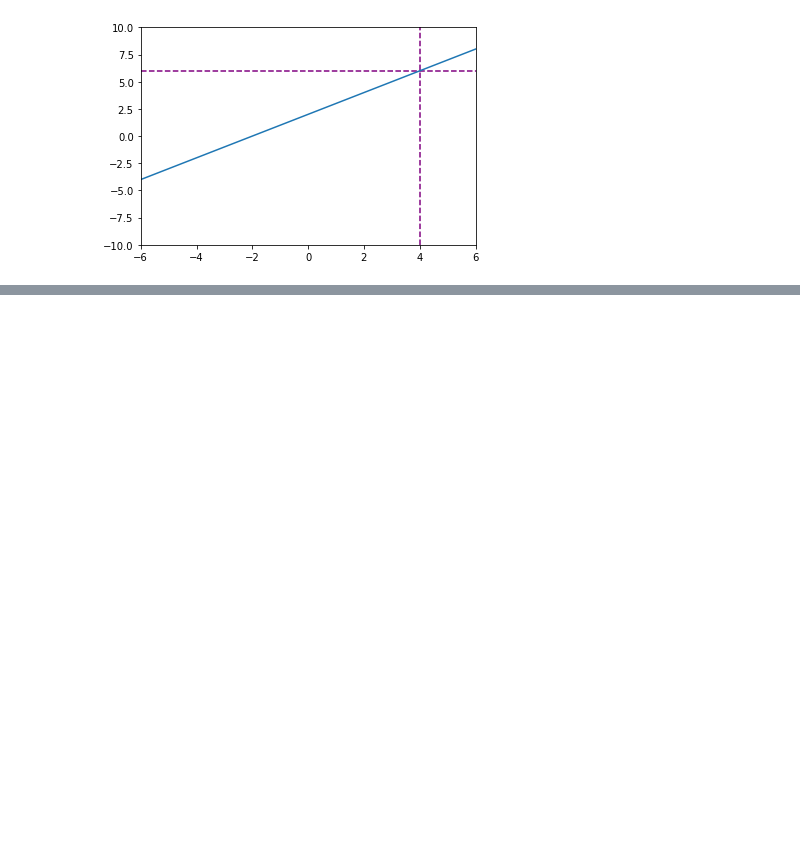
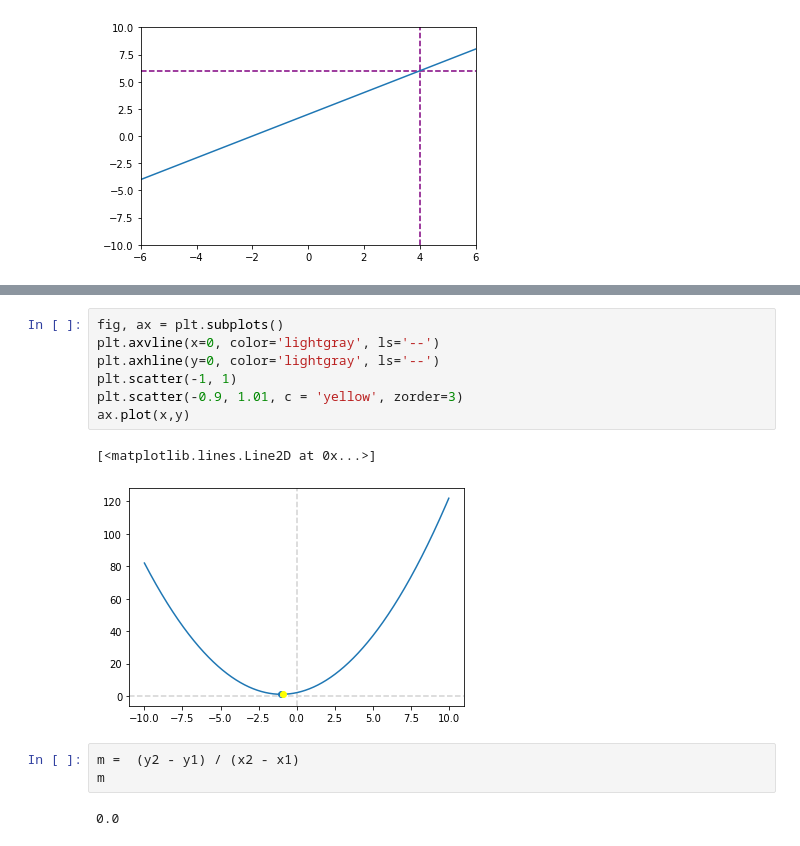
Before and after one commit to amazingpaddy/appliedAiCourse, a Jupyter notebook: ML-foundations-master/my_notebooks/calculus-1.ipynb, the cells around one changed output, grey strips where cells are left out. Cells and saved outputs as stored; diff of their text form; blank space fills up the shorter version.

```diff
--- a/ML-foundations-master/my_notebooks/calculus-1.ipynb
+++ b/ML-foundations-master/my_notebooks/calculus-1.ipynb
@@ -52,0 +78,15 @@ _ = plot_graph(x, y, (-6, 6), (-10, 10), 4, 6)
+# %%
+fig, ax = plt.subplots()
+plt.axvline(x=0, color='lightgray', ls='--')
+plt.axhline(y=0, color='lightgray', ls='--')
+plt.scatter(-1, 1)
+plt.scatter(-0.9, 1.01, c = 'yellow', zorder=3)
+ax.plot(x,y)
+# %% [output]
+[<matplotlib.lines.Line2D at 0x...>]
+[figure, added]
+# %%
+m =  (y2 - y1) / (x2 - x1)
+m
+# %% [output]
+0.0
```
Also changed, not shown: parts of 7 cells of this notebook, 2 other files.
